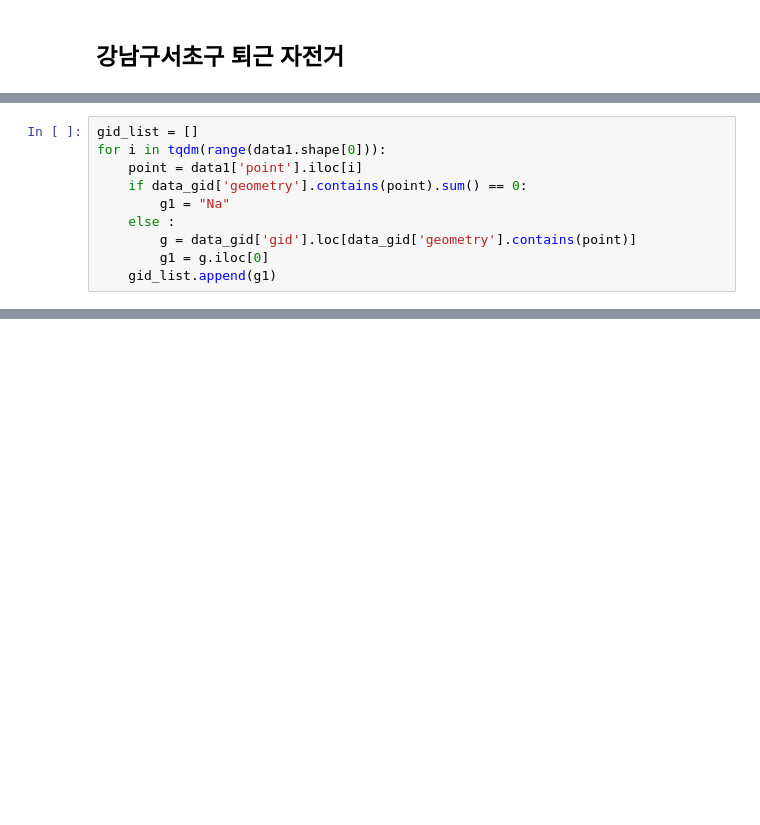
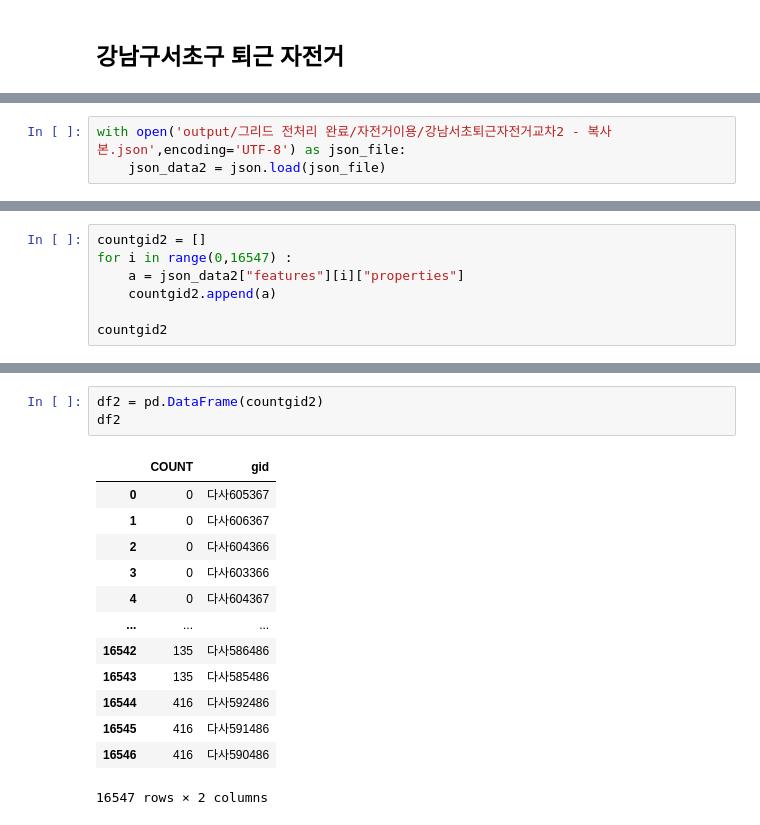
Before and after one commit to so02e/stop_kickrani_GIS, a Jupyter notebook: var_grid_bike.ipynb, the cells around one changed output, grey strips where cells are left out. Cells and saved outputs as stored; diff of their text form; blank space fills up the shorter version.

```diff
--- a/var_grid_bike.ipynb
+++ b/var_grid_bike.ipynb
@@ -134,10 +164,0 @@ data1
-# %%
-gid_list = []
-for i in tqdm(range(data1.shape[0])):
-    point = data1['point'].iloc[i]
-    if data_gid['geometry'].contains(point).sum() == 0:
-        g1 = "Na"
-    else :
-        g = data_gid['gid'].loc[data_gid['geometry'].contains(point)]
-        g1 = g.iloc[0]
-    gid_list.append(g1)
@@ -150,0 +165,3 @@ data1
+# %%
+with open('output/그리드 전처리 완료/자전거이용/강남서초퇴근자전거교차2 - 복사본.json',encoding='UTF-8') as json_file:
+    json_data2 = json.load(json_file)
@@ -150,0 +170,7 @@ data1
+# %%
+countgid2 = []
+for i in range(0,16547) :
+    a = json_data2["features"][i]["properties"]
+    countgid2.append(a)
+
+countgid2
@@ -151 +195,18 @@ data1
+# %%
+df2 = pd.DataFrame(countgid2)
+df2
+# %% [output]
+|  | COUNT | gid |
+| 0 | 0 | 다사605367 |
+| 1 | 0 | 다사606367 |
+| 2 | 0 | 다사604366 |
+| 3 | 0 | 다사603366 |
+| 4 | 0 | 다사604367 |
+| ... | ... | ... |
+| 16542 | 135 | 다사586486 |
+| 16543 | 135 | 다사585486 |
+| 16544 | 416 | 다사592486 |
+| 16545 | 416 | 다사591486 |
+| 16546 | 416 | 다사590486 |
+16547 rows × 2 columns
 # %%
```
Also changed, not shown: parts of 39 cells of this notebook, 6 other files.
